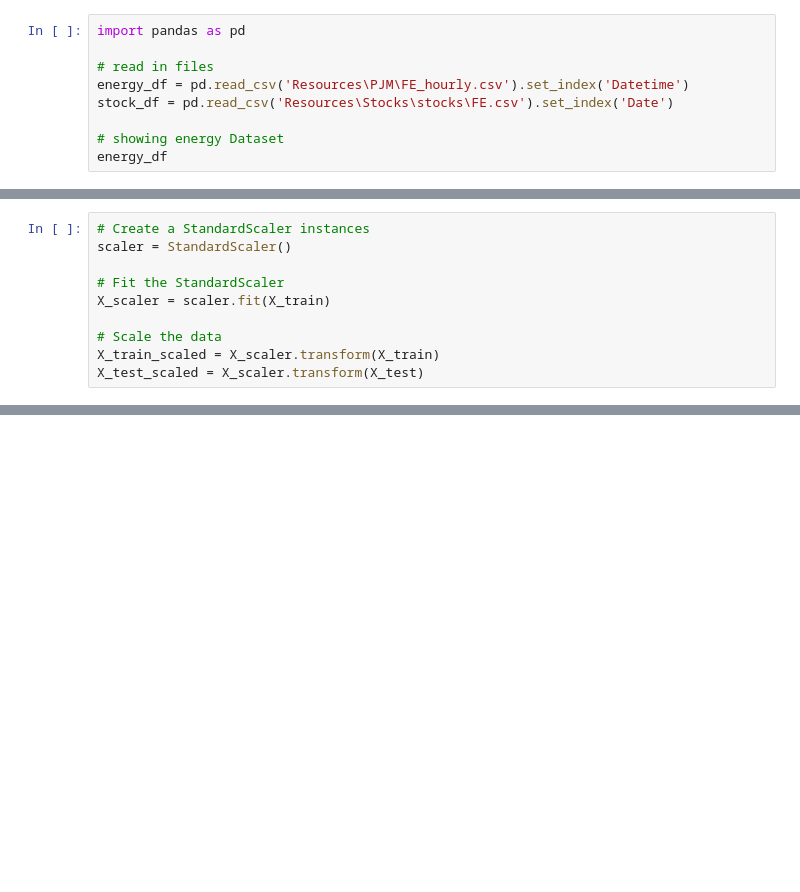
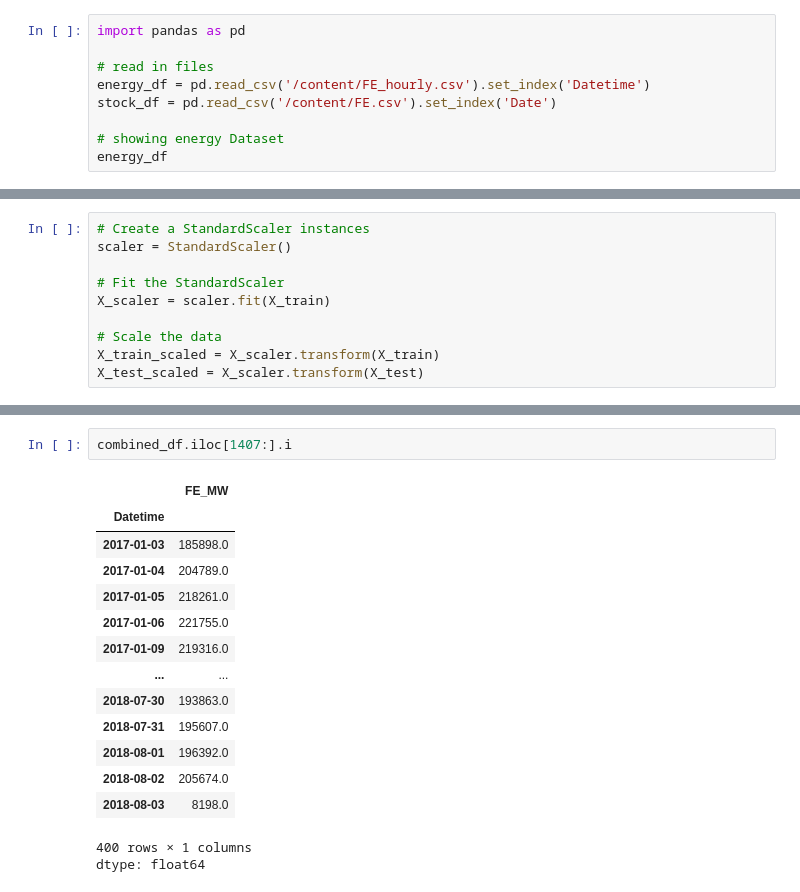
Before and after one commit to lukejjacobs/PJM-Energy-Consumption--Stock-Data, a Jupyter notebook: Stock_AI_Predictions.ipynb, the cells around one changed output, grey strips where cells are left out. Drawn from its saved outputs; the diff is of its cells as text; blank space fills up the shorter version.

Commit message:
Added Stock_AI colab stuff

```diff
--- a/Stock_AI_Predictions.ipynb
+++ b/Stock_AI_Predictions.ipynb
@@ -2,8 +2,8 @@
 import pandas as pd
 
 # read in files
-energy_df = pd.read_csv('Resources\PJM\FE_hourly.csv').set_index('Datetime')
-stock_df = pd.read_csv('Resources\Stocks\stocks\FE.csv').set_index('Date')
+energy_df = pd.read_csv('/content/FE_hourly.csv').set_index('Datetime')
+stock_df = pd.read_csv('/content/FE.csv').set_index('Date')
 
 # showing energy Dataset
 energy_df
@@ -192,0 +232,18 @@ optimizer = keras.optimizers.SGD(learning_rate=lr_schedule)
+# %%
+combined_df.iloc[1407:].i
+# %% [output]
+|  | FE_MW |
+| Datetime |  |
+| 2017-01-03 | 185898.0 |
+| 2017-01-04 | 204789.0 |
+| 2017-01-05 | 218261.0 |
+| 2017-01-06 | 221755.0 |
+| 2017-01-09 | 219316.0 |
+| ... | ... |
+| 2018-07-30 | 193863.0 |
+| 2018-07-31 | 195607.0 |
+| 2018-08-01 | 196392.0 |
+| 2018-08-02 | 205674.0 |
+| 2018-08-03 | 8198.0 |
+400 rows × 1 columns
+dtype: float64
```
Also changed, not shown: parts of 14 cells of this notebook.
